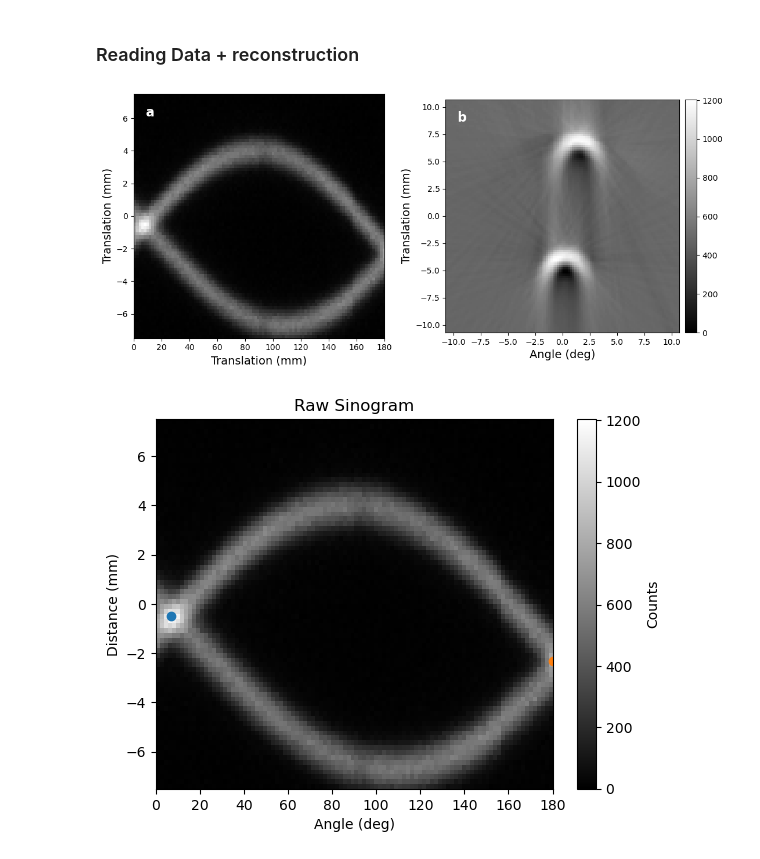
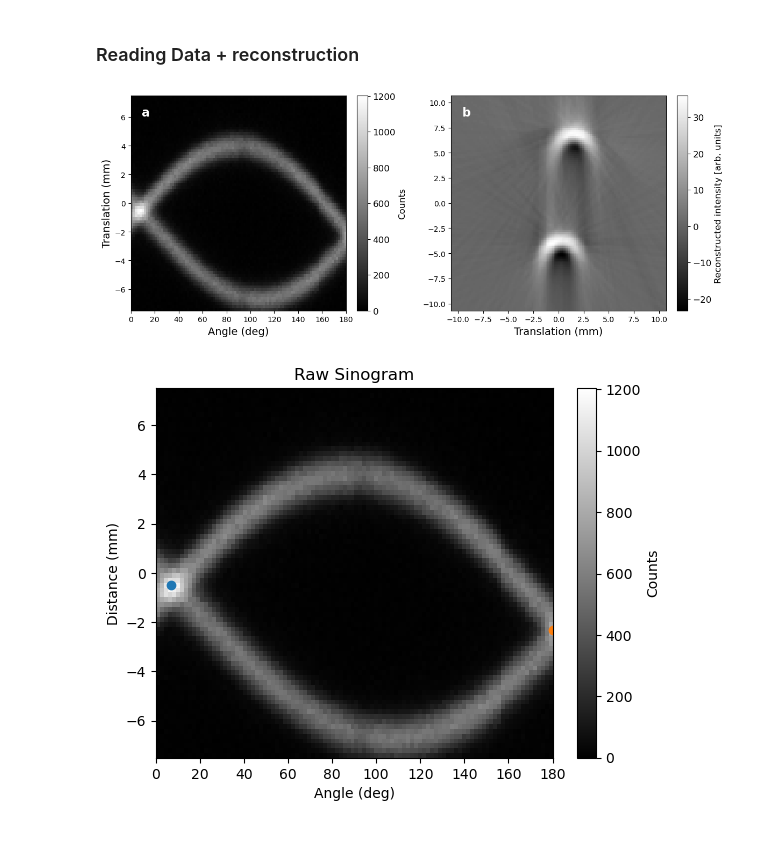
Before and after one commit to MarkZhit/PHYS409-PET, a Jupyter notebook: M5Analysis.ipynb, the cells around one changed output. Drawn from its saved outputs; the diff is of its cells as text; code cells hidden in the pictures.

Commit message:
Remade some figures to look better in the presentation

```diff
--- a/M5Analysis.ipynb
+++ b/M5Analysis.ipynb
@@ -35,46 +36,91 @@ recon_distance = np.linspace(-half_width, half_width, dimx)
 
 
 
-fig, ax = plt.subplots(1, 2, figsize=(11, 5))
+fig, ax = plt.subplots(1, 2, figsize=(12, 5))
 
-im1 = ax[0].imshow(
+im0 = ax[0].imshow(
     countArr,
     origin="lower",
     aspect="auto",
     extent=[
         angles[0], angles[-1],
         distance[0], distance[-1]],
     cmap="gray"
 )
 # ax[0].set_title("Sinogram")
-ax[0].set_xlabel("Translation (mm)", fontsize=14)
+ax[0].set_xlabel("Angle (deg)", fontsize=14)
 ax[0].set_ylabel("Translation (mm)", fontsize=14)
 ax[0].text(0.05, 0.95, 'a', transform=ax[0].transAxes, fontsize=16,
             color='white', fontweight='bold', va='top')
 
-im0 = ax[1].imshow(recon, extent=[
+im1 = ax[1].imshow(recon, extent=[
     recon_distance[0], recon_distance[-1],
     recon_distance[0], recon_distance[-1]],
            cmap="gray", origin="lower")
 # ax[1].set_title("Reconstruction")
-ax[1].set_xlabel("Angle (deg)", fontsize=14)
-ax[1].set_ylabel("Translation (mm)", fontsize=14)
+ax[1].set_xlabel("Translation (mm)", fontsize=14)
+# ax[1].set_ylabel("Translation (mm)", fontsize=14)
 ax[1].text(0.05, 0.95, 'b', transform=ax[1].transAxes, fontsize=16,
             color='white', fontweight='bold', va='top')
 
+ax[0].set_box_aspect(1)
+ax[1].set_box_aspect(1)
+
+# ax[0].set_aspect('equal', adjustable='box')
+# ax[1].set_aspect('equal', adjustable='box')
+
+
+# divider = make_axes_locatable(ax[1])
+# 2. Append an axis for the colorbar on the right, 5% width, with 0.1 padding
+# cax0 = divider.append_axes("left", size="5%", pad=0.1)
+# cax1 = divider.append_axes("right", size="5%", pad=0.1)
+# 3. Create the colorbar in that specific axis
+
+# cbar0 = fig.colorbar(im0, ax=ax[0])
+# cbar0.set_label("counts", fontsize=14) # Sets the "Counts" text size
+# cbar0.ax.tick_params(labelsize=12)
+#
+# cbar1 = plt.colorbar(im1, ax=ax[1])
+# cbar1.set_label("Reconstructed intensity [arb. units]", fontsize=14) # Sets the "Counts" text size
+# cbar1.ax.tick_params(labelsize=12)     # Sets the number sizes
+
+
+divider = make_axes_locatable(ax[0])
+# cax = divider.append_axes("right", size="5%", pad=0.1)
+cax = inset_axes(ax[0],
+                     width="5%",
+                     height="100%",
+                     loc='lower left',
+                     bbox_to_anchor=(1.05, 0., 1, 1),
+                     bbox_transform=ax[0].transAxes,
+                     borderpad=0)
+fig.colorbar(im0, cax=cax)
+cbar = fig.colorbar(im0, cax=cax)
+cbar.set_label("Counts", fontsize=12)
+cbar.ax.tick_params(labelsize=12)
+
 
 divider = make_axes_locatable(ax[1])
-# 2. Append an axis for the colorbar on the right, 5% width, with 0.1 padding
-cax = divider.append_axes("right", size="5%", pad=0.1)
-# 3. Create the colorbar in that specific axis
-plt.colorbar(im1, cax=cax)
+# cax = divider.append_axes("right", size="5%", pad=0.1)
+cax = inset_axes(ax[1],
+                     width="5%",
+                     height="100%",
+                     loc='lower left',
+                     bbox_to_anchor=(1.05, 0., 1, 1),
+                     bbox_transform=ax[1].transAxes,
+                     borderpad=0)
+fig.colorbar(im1, cax=cax)
+cbar = fig.colorbar(im1, cax=cax)
+cbar.set_label("Reconstructed intensity [arb. units]", fontsize=12)
+cbar.ax.tick_params(labelsize=12)
 
+# plt.tight_layout()
+fig.subplots_adjust(wspace=0.4, left=0.05, right=0.9, top=0.9, bottom=0.1)
 
-plt.tight_layout()
 plt.savefig("figures/paperAnalysis/" + savename + " sinogram + reconstruction - raw", dpi=600)
 plt.show()
 # %% [output]
-[figure, old version]
+[figure, new version]
 # %%
 LCross = (7,-0.5)
 RCross = (180,-2.3)
```
Also changed, not shown: parts of 2 cells of this notebook, 6 other files.
